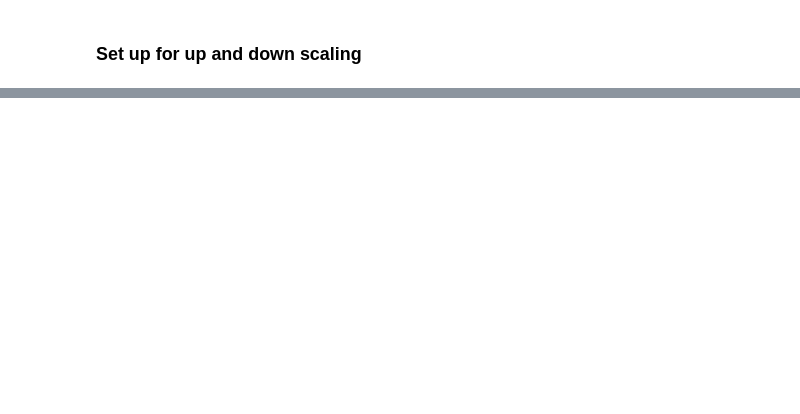
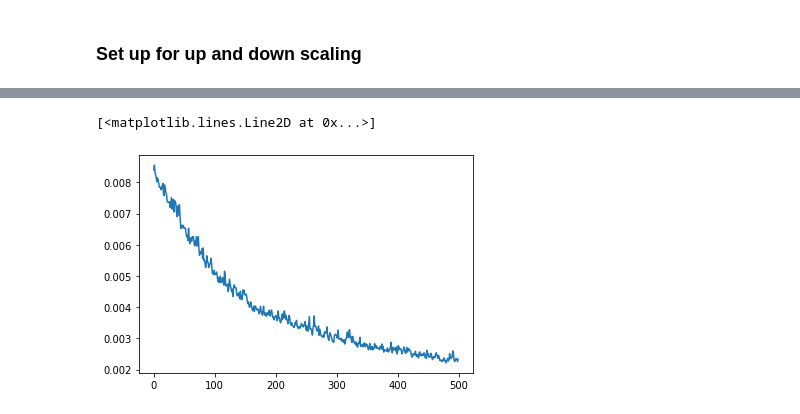
Before and after one commit to stianteien/M_DV_V2022, a Jupyter notebook: sharpen/Sharpen with bilinear.ipynb, the cells around one changed output, grey strips where cells are left out. Saved outputs shown, nothing was run; the diff lists cells and outputs as text; code cells hidden in the pictures; blank space fills up the shorter version.

```diff
--- a/sharpen/Sharpen with bilinear.ipynb
+++ b/sharpen/Sharpen with bilinear.ipynb
@@ -117 +187,6 @@ Epoch 10/10
+# %%
+plt.plot(h.history['loss'][50:])
+# %% [output]
+[<matplotlib.lines.Line2D at 0x...>]
+[figure, added]
 # %%
```
Also changed, not shown: parts of 9 cells of this notebook.
